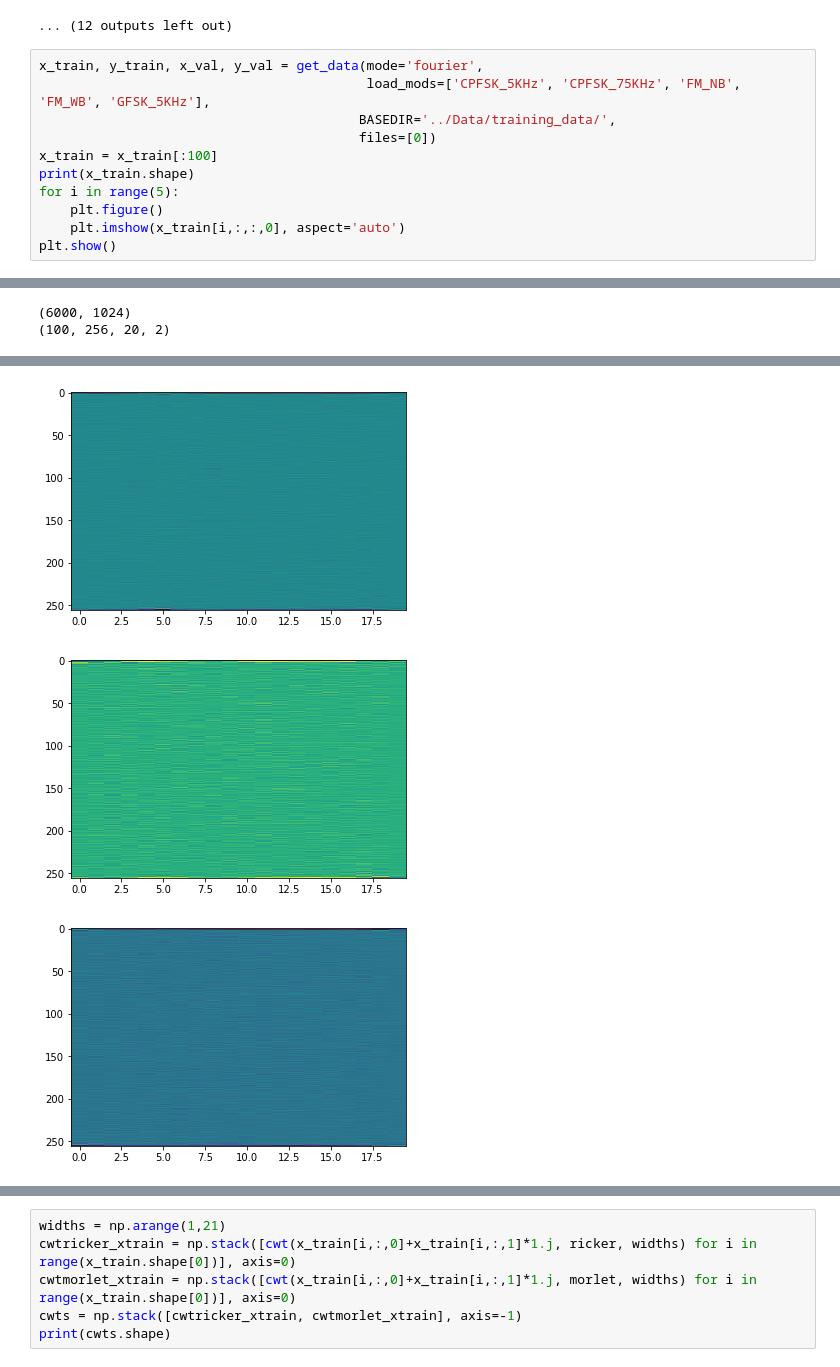
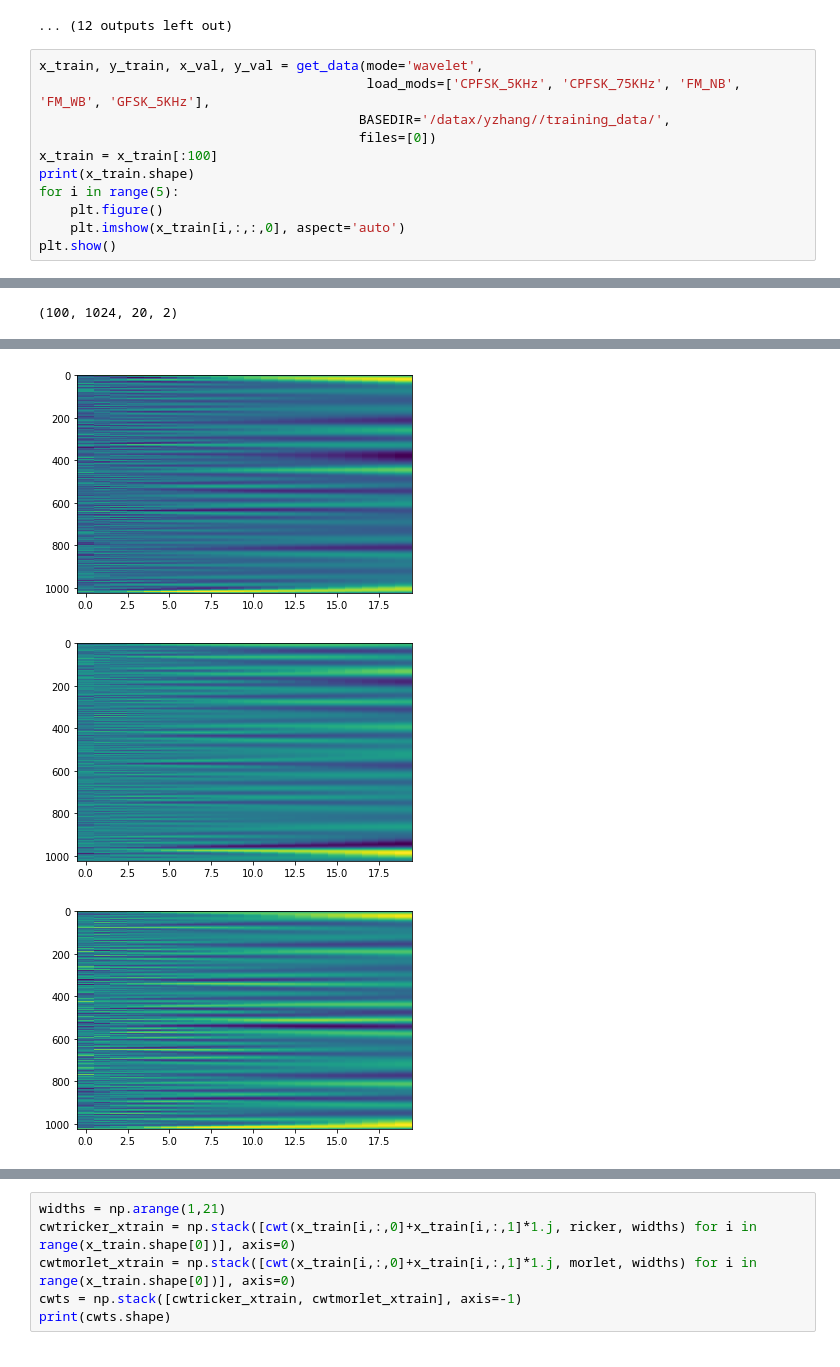
Before and after one commit to yunfanz/army_challenge, a Jupyter notebook: Code Examples and Data Ingest Utilities/scratch2.ipynb, the cells around one changed output, grey strips where cells are left out. Saved outputs shown, nothing was run; the diff lists cells and outputs as text.

```diff
--- a/Code Examples and Data Ingest Utilities/scratch2.ipynb
+++ b/Code Examples and Data Ingest Utilities/scratch2.ipynb
@@ -155,9 +158,9 @@ plt.show()
 [figure]
 ... (12 outputs left out)
 # %%
-x_train, y_train, x_val, y_val = get_data(mode='fourier',
+x_train, y_train, x_val, y_val = get_data(mode='wavelet',
                                           load_mods=['CPFSK_5KHz', 'CPFSK_75KHz', 'FM_NB', 'FM_WB', 'GFSK_5KHz'],
-                                         BASEDIR='../Data/training_data/',
+                                         BASEDIR='/datax/yzhang//training_data/',
                                          files=[0])
 x_train = x_train[:100]
 print(x_train.shape)
@@ -184,2 +187 @@ plt.show()
-(6000, 1024)
-(100, 256, 20, 2)
+(100, 1024, 20, 2)
@@ -187,3 +189,3 @@ plt.show()
-[figure, old version]
+[figure, new version]
-[figure, old version]
+[figure, new version]
-[figure, old version]
+[figure, new version]
```
Also changed, not shown: parts of 6 cells of this notebook, 2 other files.
